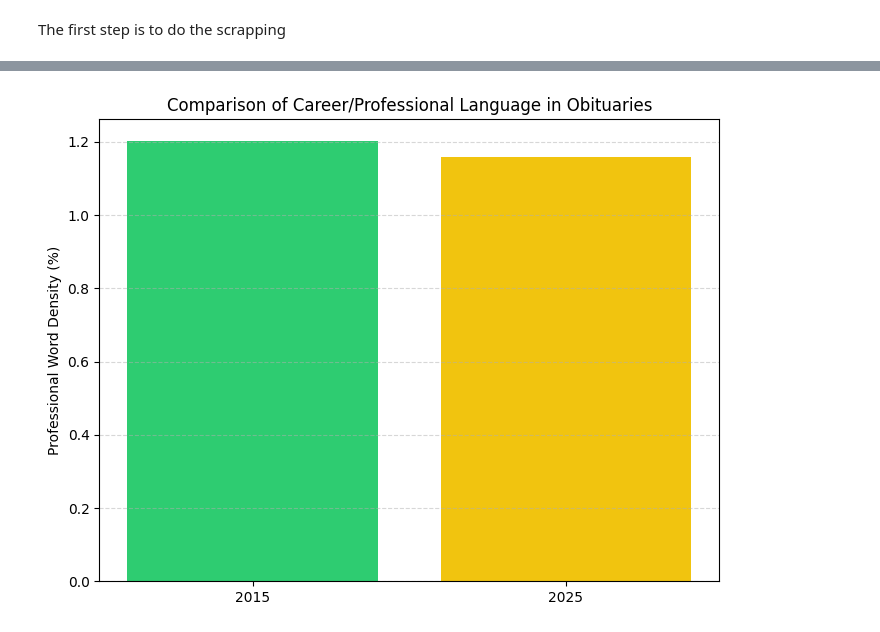
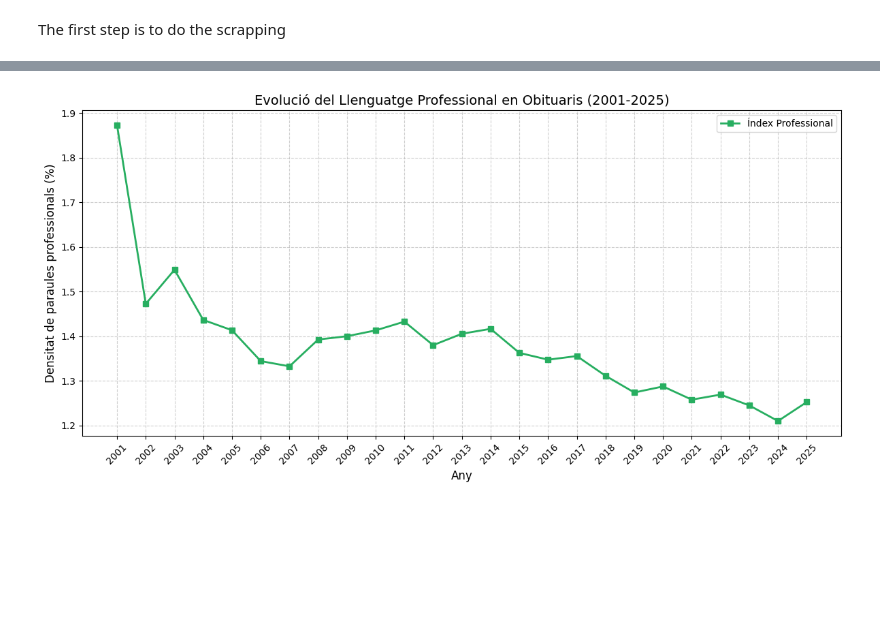
Before and after one commit to gallagelpi/text_minning, a Jupyter notebook: final_project.ipynb, the cells around one changed output, grey strips where cells are left out. Cells and saved outputs as stored; diff of their text form; code cells hidden in the pictures; blank space fills up the shorter version.

```diff
--- a/final_project.ipynb
+++ b/final_project.ipynb
@@ -46,17 +48,17 @@ from bs4 import BeautifulSoup
 from concurrent.futures import ThreadPoolExecutor
 
 # Les pagines que vull van de la 63 a la 13012 (haure de treure algun del 2026 i del 2000 potser)
-# 1 = [63,1050] (23 mins)
+# 1 = [67,1050] (23 mins)
 # 2 = [1051, 2100] (45 mins)
 # 3 = [2101, 4100] (73 mins)
 # 4 = [4101, 6000] (77 mins)
 # 5 = [6001, 8000]
 # 6 = [8001, 10000]
-# 7 = [10001, 11000] (105 mins)
-# 8 = [11001, 13015] (320 mins)
+# 7 = [10001, 11000]
+# 8 = [11001, 13017]
 
-PAGE_START = 11001
-PAGE_END = 13015
+PAGE_START = 4101
+PAGE_END = 6000
 
 def get_obituaries_from_page(page_num):
     base_url = "https://www.currentobituary.com"
@@ -134,6 +136,6 @@ if __name__ == "__main__":
 
         # Guardat final
         df = pd.DataFrame(final_results)
-        df.to_csv("obituaris_8_FINAL.csv", index=False, encoding='utf-8-sig')
-        print("✅ FET! Arxiu 'obituaris_8_FINAL.csv' generat.")
+        df.to_csv("obituaris_4_FINAL.csv", index=False, encoding='utf-8-sig')
+        print("✅ FET! Arxiu 'obituaris_4_FINAL.csv' generat.")
 # %% [output]
@@ -223,8 +375,7 @@ import pandas as pd
 import re
 import matplotlib.pyplot as plt
 
-# 1. PROFESSIONAL & CAREER DICTIONARY
-# We include words related to work, degrees, retirement, and specific roles
+# 1. DICCIONARI PROFESSIONAL
 professional_dict = [
     'career', 'retired', 'worked', 'employed', 'professor', 'teacher',
     'engineer', 'manager', 'director', 'business', 'company', 'university',
@@ -235,43 +386,56 @@ professional_dict = [
 
 def get_professional_index(text):
     text = str(text).lower()
-    # Tokenize: 3+ letters to ignore 'he', 'is', 'at'
+    # Tokenització: paraules de 3+ lletres
     words = re.findall(r'\b\w{3,}\b', text)
     if not words: return 0
 
-    # Count matches from the dictionary
+    # Comptem coincidències amb el diccionari professional
     count = sum(1 for word in words if any(prof_word in word for prof_word in professional_dict))
 
-    # Percentage of the text dedicated to career
+    # Retornem el percentatge de densitat
     return (count / len(words)) * 100
 
-def analyze_year(file_path):
-    df = pd.read_csv(file_path).dropna(subset=['biografia'])
-    # Clean technical errors
+# 2. CÀRREGA I PROCESSAMENT
+try:
+    # Carreguem el fitxer que ja tenim netejat dels passos anteriors
+    df = pd.read_csv('obituaris_TOTAL_net.csv')
+
+    # Netegem dades i preparem columnes
+    df['data'] = pd.to_datetime(df['data'])
+    df = df.dropna(subset=['biografia'])
     df = df[~df['biografia'].str.contains("Error|Text no trobat|massa curt", case=False)]
 
+    # Creem la columna de l'any
+    df['any'] = df['data'].dt.year
+
+    # 3. CÀLCUL DE L'ÍNDEX PROFESSIONAL
     df['prof_index'] = df['biografia'].apply(get_professional_index)
-    return df['prof_index']
 
-# 2. EXECUTION
-prof_2015 = analyze_year("obituaris_2015_FINAL.csv")
-prof_2025 = analyze_year("obituaris_2025_FINAL.csv")
+    # 4. AGRUPACIÓ PER ANY (MITJANA)
+    evolucio_professional = df.groupby('any')['prof_index'].mean()
 
-# 3. STATISTICAL RESULTS
-mean_15 = prof_2015.mean()
-mean_25 = prof_2025.mean()
-diff = ((mean_25 - mean_15) / mean_15) * 100
+    # 5. RESULTATS PER PANTALLA
+    print("--- EVOLUCIÓ DE L'ÍNDEX PROFESSIONAL PER ANYS ---")
+    print(evolucio_professional)
 
-print(f"--- PROFESSIONAL INDEX RESULTS ---")
-print(f"Average Professional Focus 2015: {mean_15:.2f}%")
-print(f"Average Professional Focus 2025: {mean_25:.2f}%")
-print(f"Change in Career Mention: {diff:.2f}%")
+    # 6. VISUALITZACIÓ
+    plt.figure(figsize=(12, 6))
 
-# 4. VISUALIZATION
-plt.figure(figsize=(8, 6))
-plt.bar(['2015', '2025'], [mean_15, mean_25], color=['#2ecc71', '#f1c40f'])
-plt.ylabel('Professional Word Density (%)')
-plt.title('Comparison of Career/Professional Language in Obituaries')
-plt.grid(axis='y', linestyle='--', alpha=0.5)
-plt.show()
+    # Fem servir un color diferent (verd corporatiu) per diferenciar-ho del religiós
+    evolucio_professional.plot(kind='line', marker='s', color='#27ae60', linewidth=2, label='Índex Professional')
+
+    plt.title('Evolució del Llenguatge Professional en Obituaris (2001-2025)', fontsize=14)
+    plt.xlabel('Any', fontsize=12)
+    plt.ylabel('Densitat de paraules professionals (%)', fontsize=12)
+    plt.grid(True, linestyle='--', alpha=0.6)
+    plt.xticks(evolucio_professional.index, rotation=45)
+    plt.legend()
+    plt.tight_layout()
+    plt.show()
+
+except FileNotFoundError:
+    print("Error: No s'ha trobat el fitxer 'obituaris_TOTAL_net.csv'.")
+except Exception as e:
+    print(f"S'ha produït un error inesperat: {e}")
 # %% [output]
@@ -282,4 +459,4 @@ Change in Career Mention: -3.61%
-[figure, old version]
+[figure, new version]
 # %%
 import pandas as pd
 import re
```
Also changed, not shown: parts of 16 cells of this notebook.
